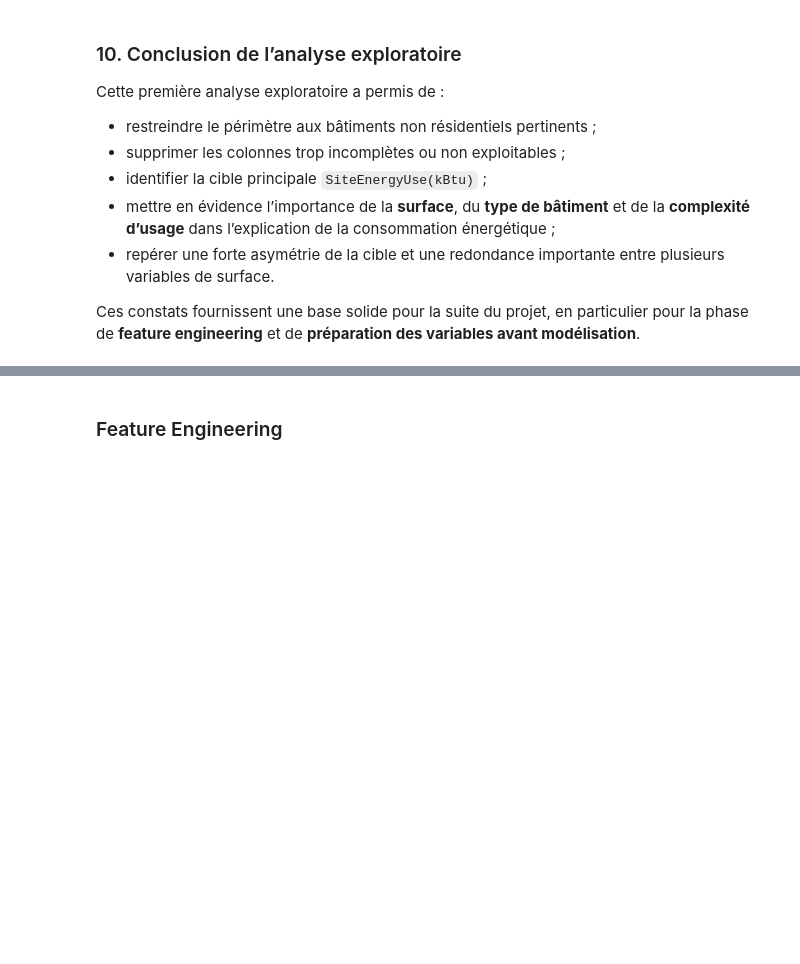
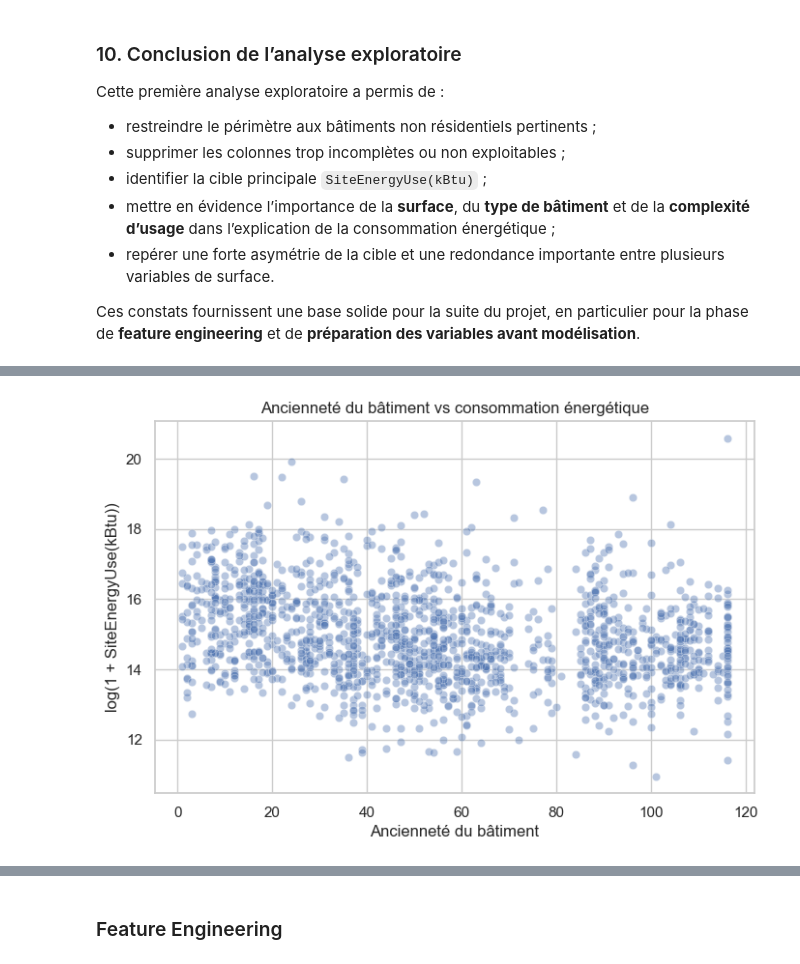
Before and after one commit to aaronsaintroch/seattle-energy-project, a Jupyter notebook: notebooks/P3_Seattle_Energy.ipynb, the cells around one changed output, grey strips where cells are left out. Cells and saved outputs as stored; diff of their text form; code cells hidden in the pictures; blank space fills up the shorter version.

```diff
--- a/notebooks/P3_Seattle_Energy.ipynb
+++ b/notebooks/P3_Seattle_Energy.ipynb
@@ -541,0 +578,16 @@ Ces constats fournissent une base solide pour la suite du projet, en particulier
+# %%
+# 3) Ancienneté du bâtiment vs consommation
+building_age_plot = 2016 - df["YearBuilt"]
+
+plt.figure(figsize=(8, 5))
+sns.scatterplot(
+    x=building_age_plot,
+    y=np.log1p(df[target]),
+    alpha=0.4
+)
+plt.title("Ancienneté du bâtiment vs consommation énergétique")
+plt.xlabel("Ancienneté du bâtiment")
+plt.ylabel(f"log(1 + {target})")
+plt.show()
+# %% [output]
+[figure, added]
```
Also changed, not shown: parts of 39 cells of this notebook, 1 other file.
